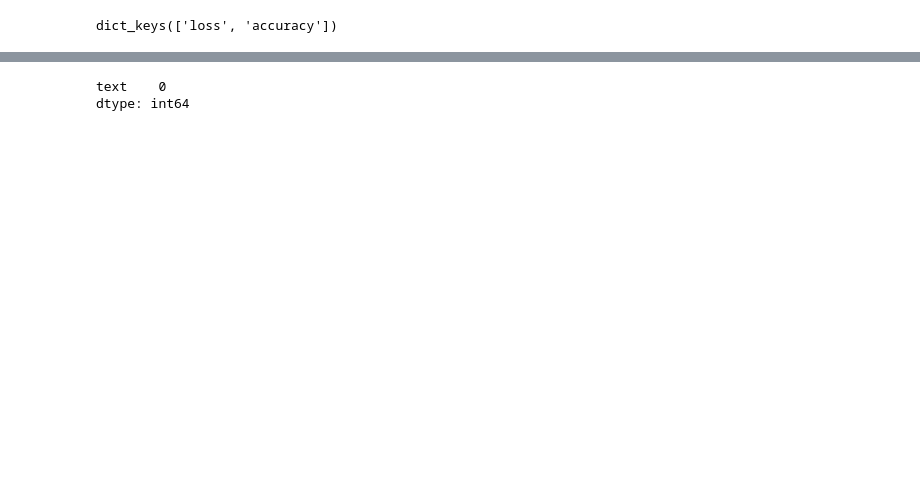
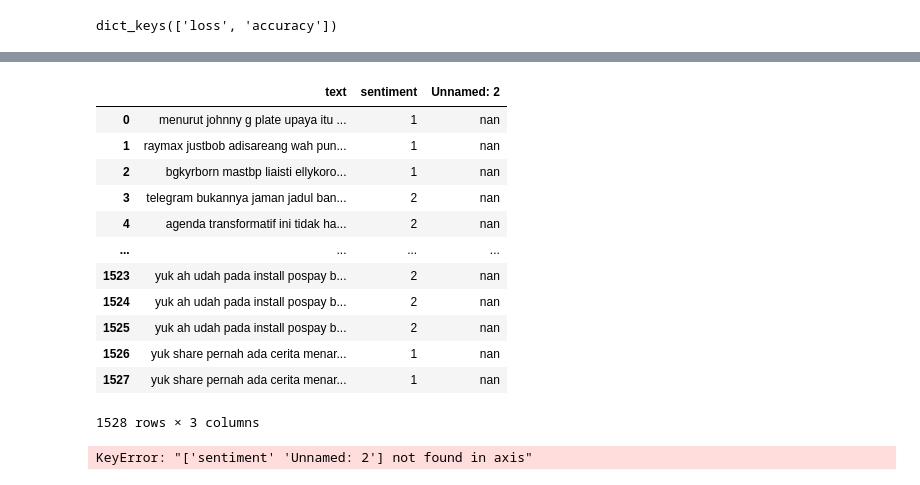
Before and after one commit to dwissaaj/DeepLearning_Sentiment_Analysis, a Jupyter notebook: DL.ipynb, the cells around one changed output, grey strips where cells are left out. Saved outputs shown, nothing was run; the diff lists cells and outputs as text; code cells hidden in the pictures; blank space fills up the shorter version.

```diff
--- a/DL.ipynb
+++ b/DL.ipynb
@@ -179,8 +167,21 @@ neutral
 # %%
-data_predict = pd.read_excel("data clear.xlsx")
+data_predict = pd.read_excel("data done 1.xlsx")
+data_predict = df.astype(str).apply(lambda x: x.str.encode('ascii', 'ignore').str.decode('ascii'))
+data_predict.head()
 data_predict = data_predict.dropna()
-data_predict.head()
 data_predict.isna().sum()
+data_predict
 # %% [output]
+|  | text | sentiment | Unnamed: 2 |
+| 0 | menurut johnny g plate upaya itu ... | 1 | nan |
+| 1 | raymax justbob adisareang wah pun... | 1 | nan |
+| 2 | bgkyrborn mastbp liaisti ellykoro... | 1 | nan |
+| 3 | telegram bukannya jaman jadul ban... | 2 | nan |
+| 4 | agenda transformatif ini tidak ha... | 2 | nan |
+| ... | ... | ... | ... |
+| 1523 | yuk ah udah pada install pospay b... | 2 | nan |
+| 1524 | yuk ah udah pada install pospay b... | 2 | nan |
+| 1525 | yuk ah udah pada install pospay b... | 2 | nan |
+| 1526 | yuk share pernah ada cerita menar... | 1 | nan |
+| 1527 | yuk share pernah ada cerita menar... | 1 | nan |
-text    0
-dtype: int64
+1528 rows × 3 columns
@@ -188,0 +188,4 @@ new = data_predict.values.tolist()
+# %%
+data_done = data_predict.drop(['sentiment','Unnamed: 2'])
+# %% [output]
+KeyError: "['sentiment' 'Unnamed: 2'] not found in axis"
```
Also changed, not shown: parts of 11 cells of this notebook, 4 other files.
